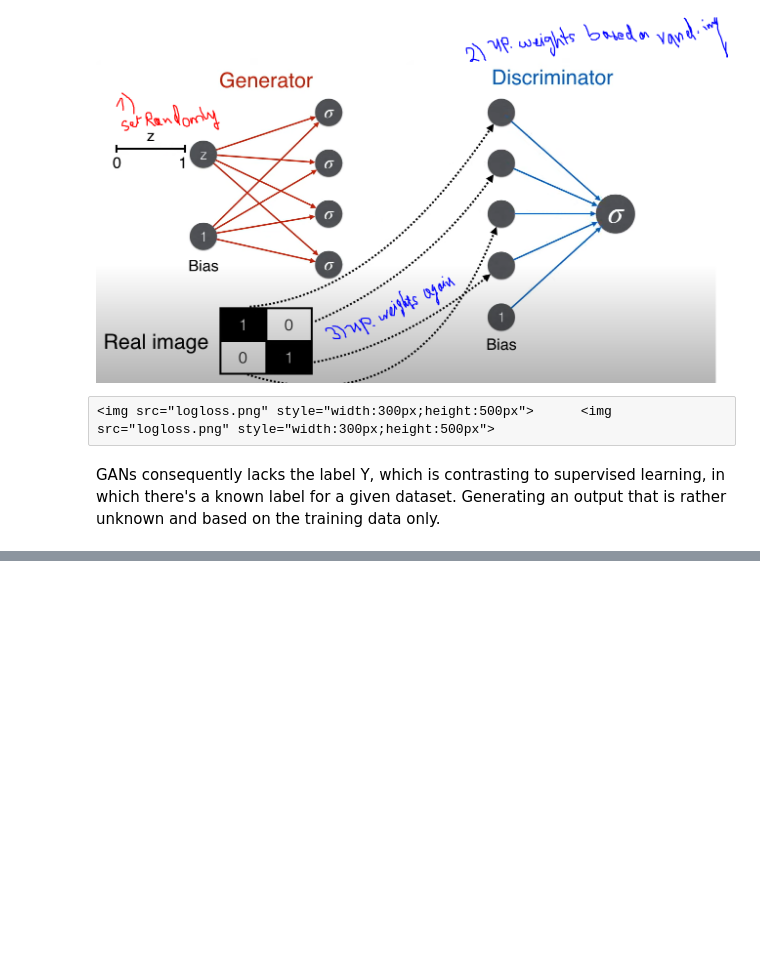
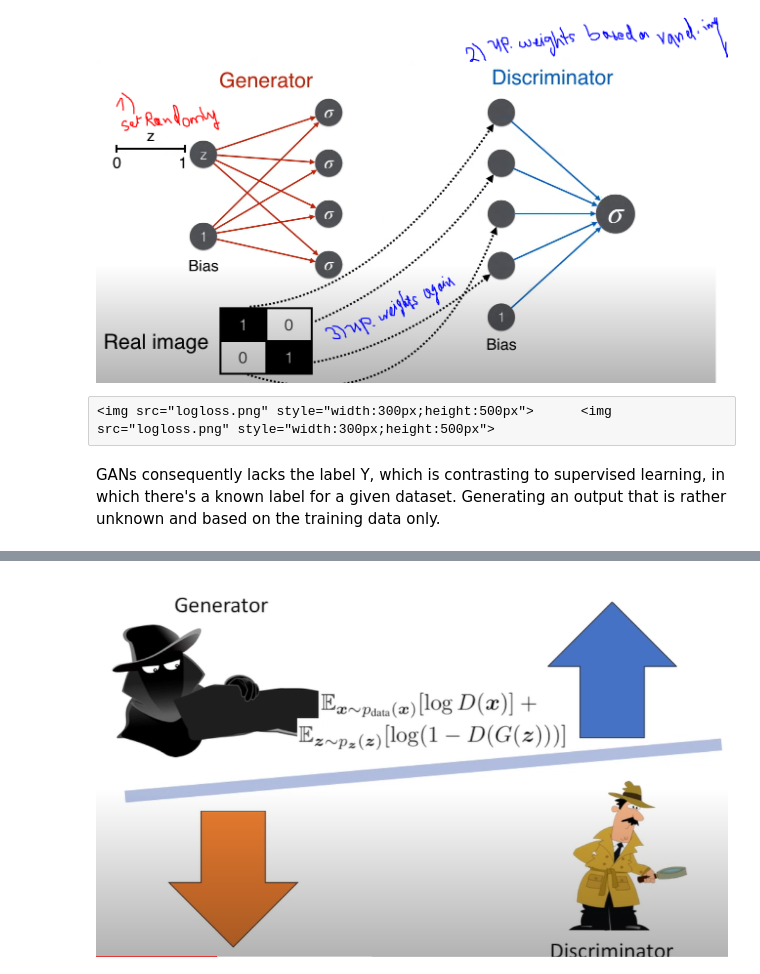
Before and after one commit to YoElsheikh/GANs, a Jupyter notebook: GANs.ipynb, the cells around one changed output, grey strips where cells are left out. Cells and saved outputs as stored; diff of their text form; code cells hidden in the pictures; blank space fills up the shorter version.

```diff
--- a/GANs.ipynb
+++ b/GANs.ipynb
@@ -31,0 +54,5 @@ GANs consequently lacks the label Y, which is contrasting to supervised learning
+# %%
+from IPython.display import Image
+Image("Cost_gr.png")
+# %% [output]
+[figure, added]
```
Also changed, not shown: parts of 10 cells of this notebook, 4 other files.
